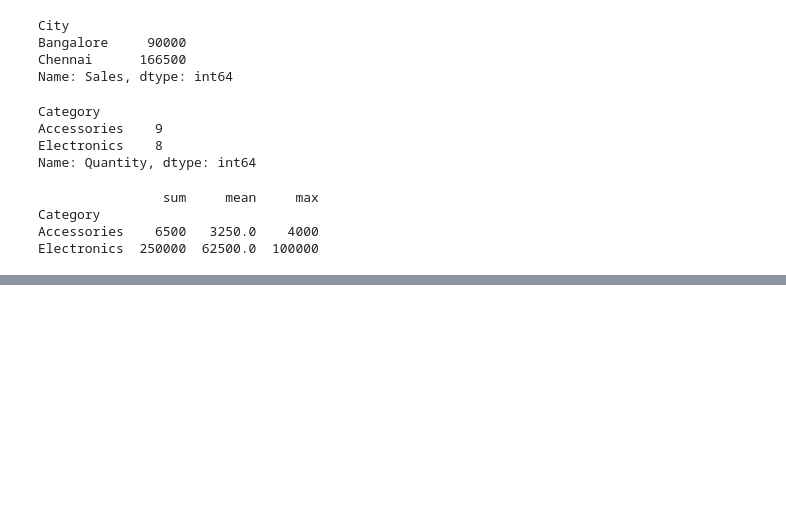
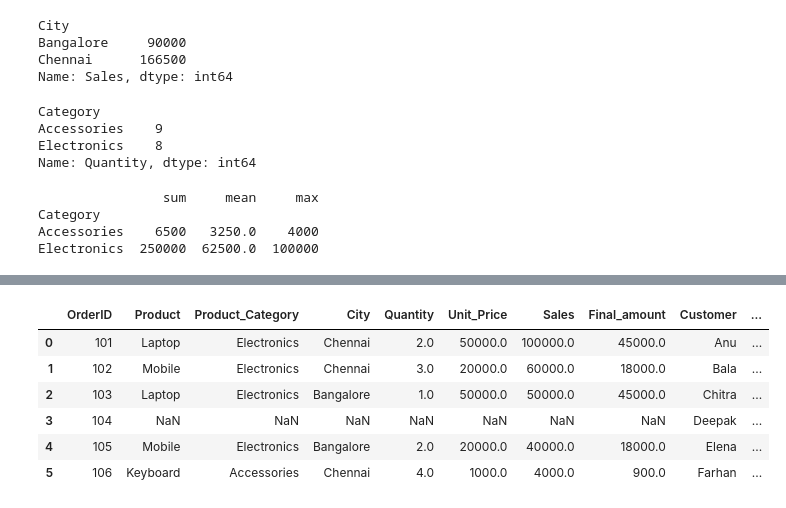
Before and after one commit to padmavathy-mca/python-essentials, a Jupyter notebook: Pandas_tasks.ipynb, the cells around one changed output, grey strips where cells are left out. Saved outputs shown, nothing was run; the diff lists cells and outputs as text; code cells hidden in the pictures; blank space fills up the shorter version.

Commit message:
Pandas updated code with more concepts

```diff
--- a/Pandas_tasks.ipynb
+++ b/Pandas_tasks.ipynb
@@ -343,0 +595,11 @@ Electronics  250000  62500.0  100000
+# %%
+#Create a customer data and add it to pandas DataFrame
+customer_data = {
+    "Order_ID": [101, 102, 103, 104, 105, 106],
+    "Customer": ["Anu", "Bala", "Chitra", "Deepak", "Elena", "Farhan"],
+    "Payment_Mode": ["UPI", "Card", "UPI", "Cash", "Card", "UPI"]
+}
+
+customer_df = pd.DataFrame(customer_data)
+
+customer_df
@@ -343,0 +614,4 @@ Electronics  250000  62500.0  100000
+# %%
+#convert order Id column name using rename
+customer_df.rename(columns={'Order_ID':'OrderID'}, inplace=True)
+customer_df
@@ -343,0 +662,18 @@ Electronics  250000  62500.0  100000
+# %%
+#Right Merge
+merged_df = pd.merge(
+    df,
+    customer_df,
+    on="OrderID",
+    how="right"
+)
+
+merged_df
+# %% [output]
+|  | OrderID | Product | Product_Category | City | Quantity | Unit_Price | Sales | Final_amount | Customer | ... |
+| 0 | 101 | Laptop | Electronics | Chennai | 2.0 | 50000.0 | 100000.0 | 45000.0 | Anu | ... |
+| 1 | 102 | Mobile | Electronics | Chennai | 3.0 | 20000.0 | 60000.0 | 18000.0 | Bala | ... |
+| 2 | 103 | Laptop | Electronics | Bangalore | 1.0 | 50000.0 | 50000.0 | 45000.0 | Chitra | ... |
+| 3 | 104 | NaN | NaN | NaN | NaN | NaN | NaN | NaN | Deepak | ... |
+| 4 | 105 | Mobile | Electronics | Bangalore | 2.0 | 20000.0 | 40000.0 | 18000.0 | Elena | ... |
+| 5 | 106 | Keyboard | Accessories | Chennai | 4.0 | 1000.0 | 4000.0 | 900.0 | Farhan | ... |
```
Also changed, not shown: parts of 36 cells of this notebook, 1 other file.
